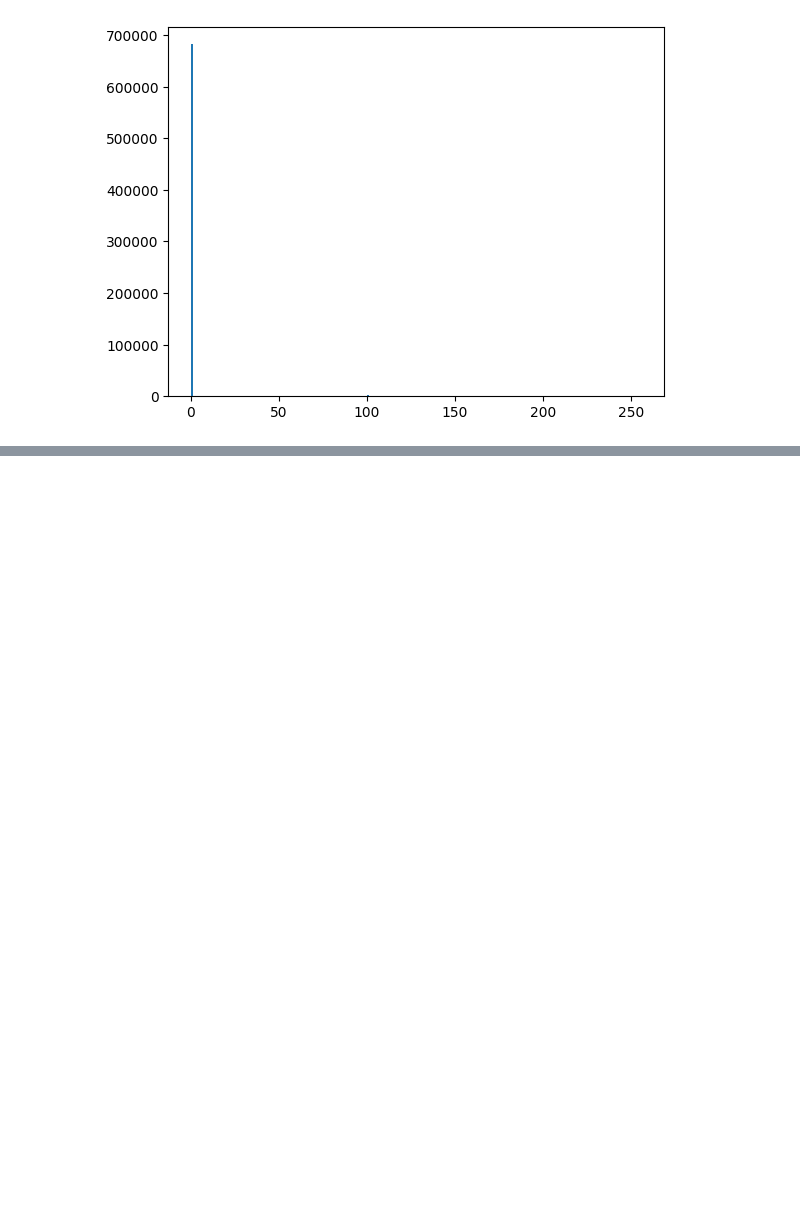
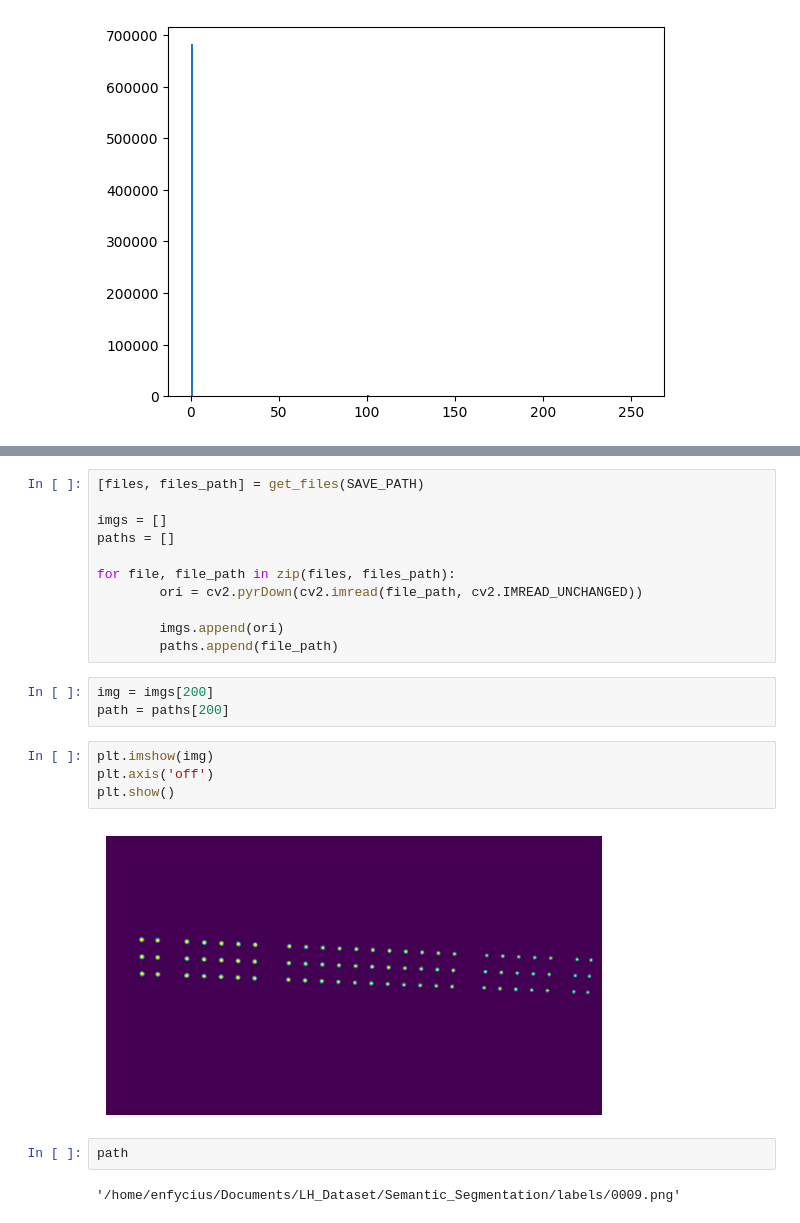
Before and after one commit to ConstructionIT/LH2023, a Jupyter notebook: analysis.ipynb, the cells around one changed output, grey strips where cells are left out. Saved outputs shown, nothing was run; the diff lists cells and outputs as text; blank space fills up the shorter version.

Commit message:
Analyzing & Generating Labels

```diff
--- a/analysis.ipynb
+++ b/analysis.ipynb
@@ -109,0 +198,24 @@ plt.show()
+# %%
+[files, files_path] = get_files(SAVE_PATH)
+
+imgs = []
+paths = []
+
+for file, file_path in zip(files, files_path):
+        ori = cv2.pyrDown(cv2.imread(file_path, cv2.IMREAD_UNCHANGED))
+
+        imgs.append(ori)
+        paths.append(file_path)
+# %%
+img = imgs[200]
+path = paths[200]
+# %%
+plt.imshow(img)
+plt.axis('off')
+plt.show()
+# %% [output]
+[figure, added]
+# %%
+path
+# %% [output]
+'/home/enfycius/Documents/LH_Dataset/Semantic_Segmentation/labels/0009.png'
```
Also changed, not shown: parts of 11 cells of this notebook, 1 other file.
